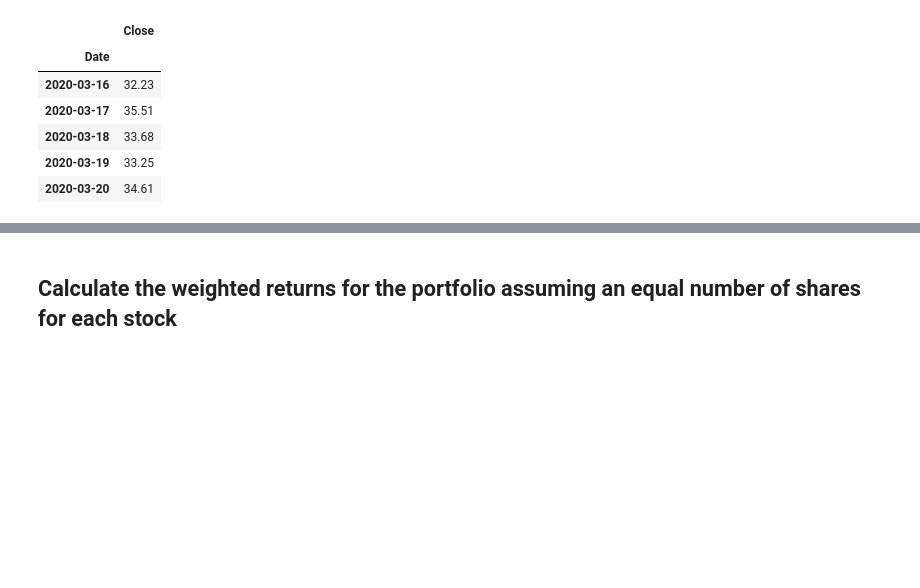
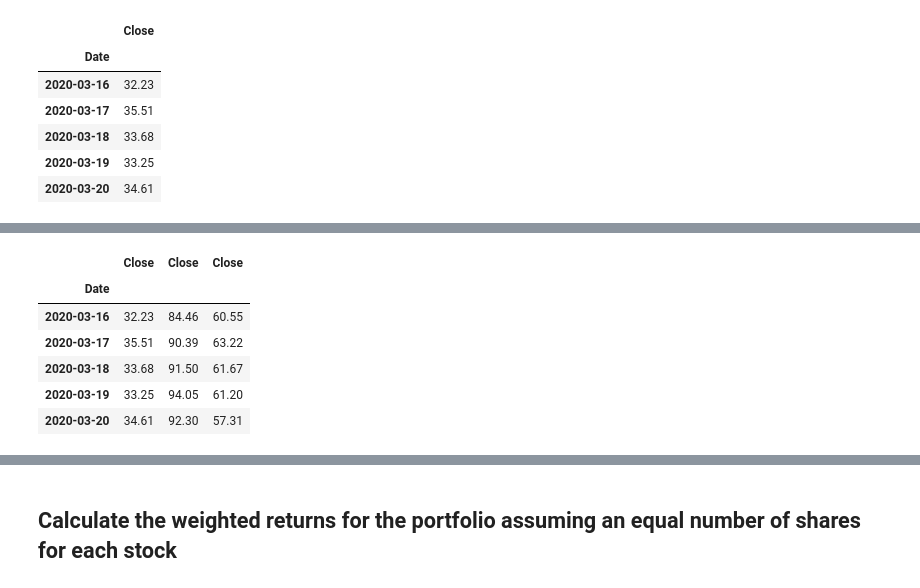
Before and after one commit to ngracan/Python-Challenge-2, a Jupyter notebook: Code/whale_analysis.ipynb, the cells around one changed output, grey strips where cells are left out. Saved outputs shown, nothing was run; the diff lists cells and outputs as text; code cells hidden in the pictures; blank space fills up the shorter version.

```diff
--- a/Code/whale_analysis.ipynb
+++ b/Code/whale_analysis.ipynb
@@ -395,4 +395,6 @@ shopify_prices_df.head()
 # Reading data from 2nd stock
 amzn_prices_csv = Path("Resources/price_history_AMZN.csv")
 amzn_prices_df = pd.read_csv(amzn_prices_csv, index_col="Date", parse_dates=True)
+amzn_prices_df = amzn_prices_df.sort_index()
+amzn_prices_df.head()
 # %% [output]
@@ -401,0 +408,6 @@ FileNotFoundError: [Errno 2] No such file or directory: 'Resources/price_history
+# %%
+# Reading data from 3rd stock
+aapl_prices_csv = Path("Resources/price_history_AAPL.csv")
+aapl_prices_df = pd.read_csv(aapl_prices_csv, index_col="Date", parse_dates=True)
+aapl_prices_df = aapl_prices_df.sort_index()
+aapl_prices_df.head()
@@ -402,5 +422,15 @@ FileNotFoundError: [Errno 2] No such file or directory: 'Resources/price_history
 # %%
 # Combine all stocks in a single DataFrame
+combined_stocks_df = pd.concat([shopify_prices_df, amzn_prices_df, aapl_prices_df], axis="columns", join="inner")
+combined_stocks_df.head()
+# %% [output]
+|  | Close | Close | Close |
+| Date |  |  |  |
+| 2020-03-16 | 32.23 | 84.46 | 60.55 |
+| 2020-03-17 | 35.51 | 90.39 | 63.22 |
+| 2020-03-18 | 33.68 | 91.50 | 61.67 |
+| 2020-03-19 | 33.25 | 94.05 | 61.20 |
+| 2020-03-20 | 34.61 | 92.30 | 57.31 |
 # %%
 # Reset Date index
 # %%
```
Also changed, not shown: parts of 5 cells of this notebook, 2 other files.
